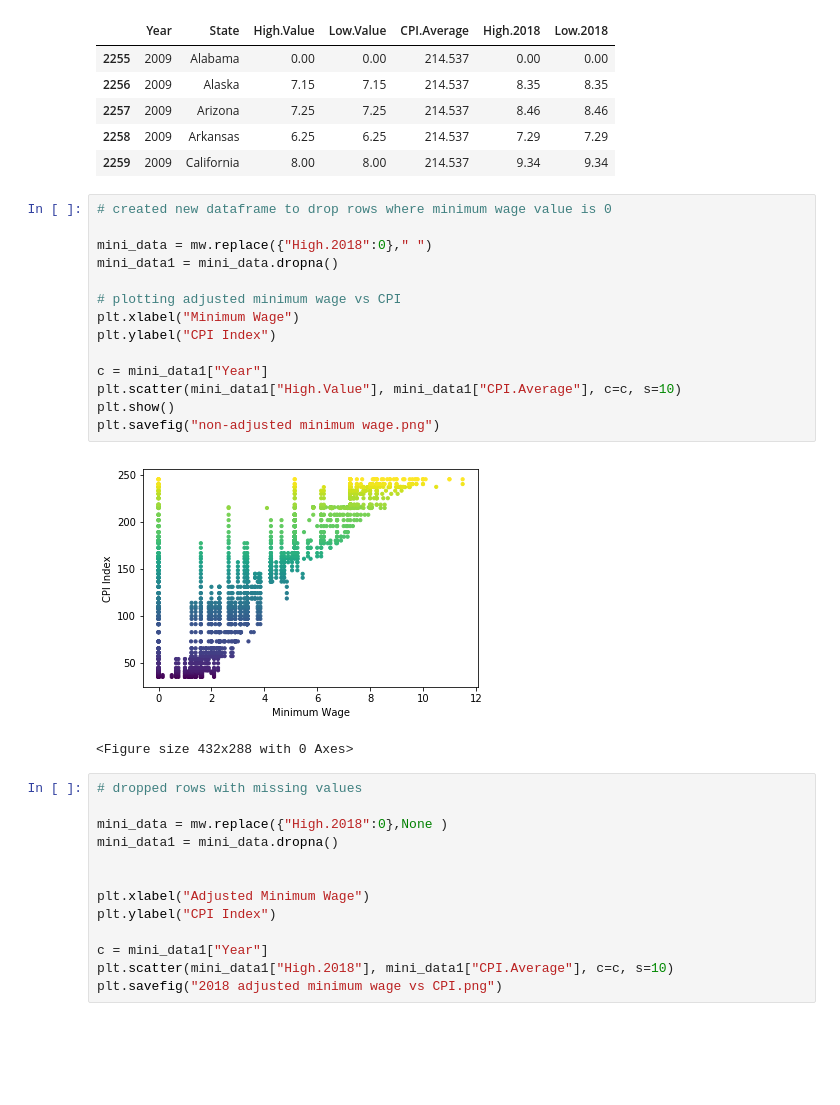
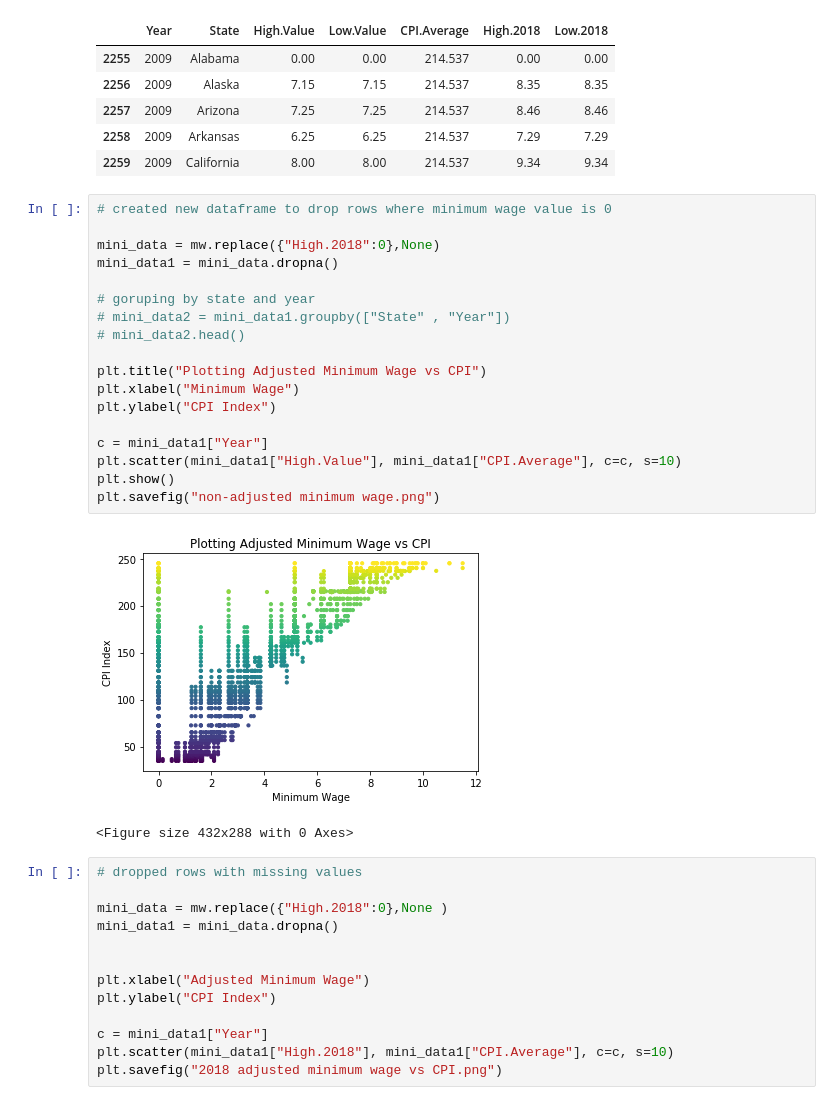
Before and after one commit to SnehaKellogg/Project1_Group5, a Jupyter notebook: ProjectG5.ipynb, the cells around one changed output. Cells and saved outputs as stored; diff of their text form; blank space fills up the shorter version.

Commit message:
Added Titles to Charts

```diff
--- a/ProjectG5.ipynb
+++ b/ProjectG5.ipynb
@@ -73,19 +54,23 @@ cmw.head()
 # %%
 # created new dataframe to drop rows where minimum wage value is 0
 
-mini_data = mw.replace({"High.2018":0}," ")
+mini_data = mw.replace({"High.2018":0},None)
 mini_data1 = mini_data.dropna()
 
-# plotting adjusted minimum wage vs CPI
+# goruping by state and year
+# mini_data2 = mini_data1.groupby(["State" , "Year"])
+# mini_data2.head()
+
+plt.title("Plotting Adjusted Minimum Wage vs CPI")
 plt.xlabel("Minimum Wage")
 plt.ylabel("CPI Index")
 
 c = mini_data1["Year"]
 plt.scatter(mini_data1["High.Value"], mini_data1["CPI.Average"], c=c, s=10)
 plt.show()
 plt.savefig("non-adjusted minimum wage.png")
 # %% [output]
-[figure, old version]
+[figure, new version]
 <Figure size 432x288 with 0 Axes>
 # %%
 # dropped rows with missing values
```
Also changed, not shown: parts of 1 cell of this notebook.
